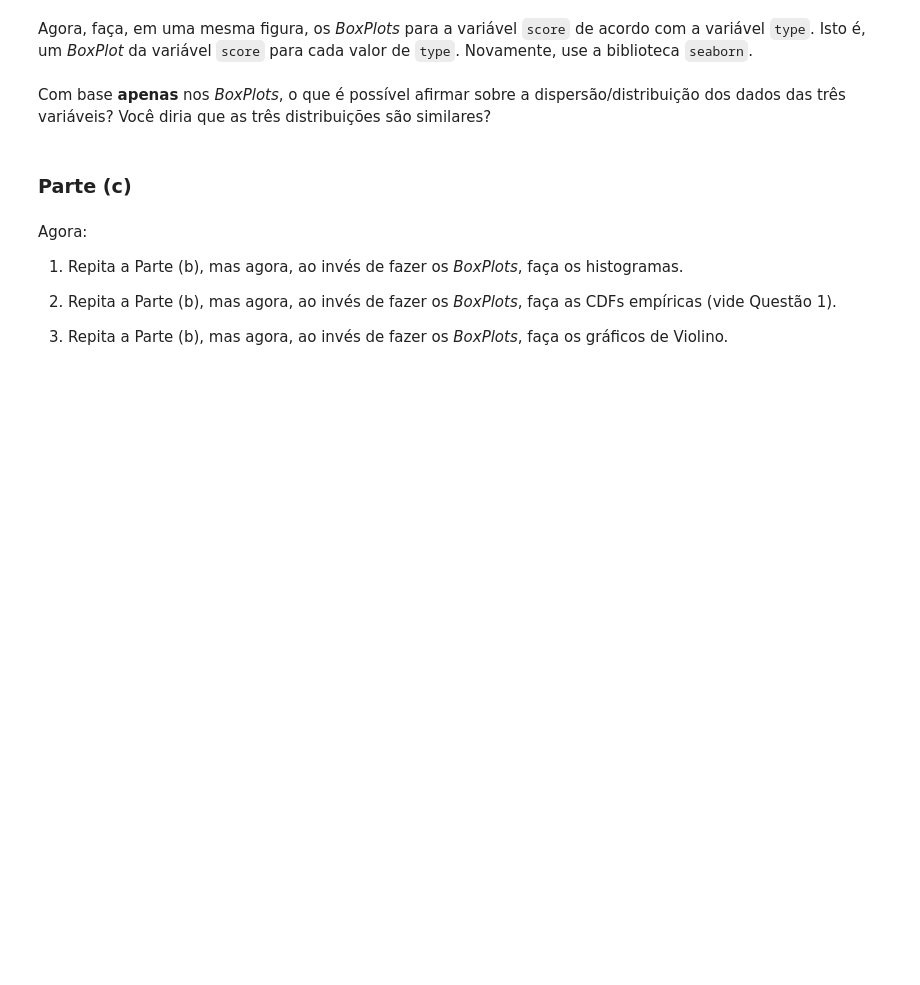
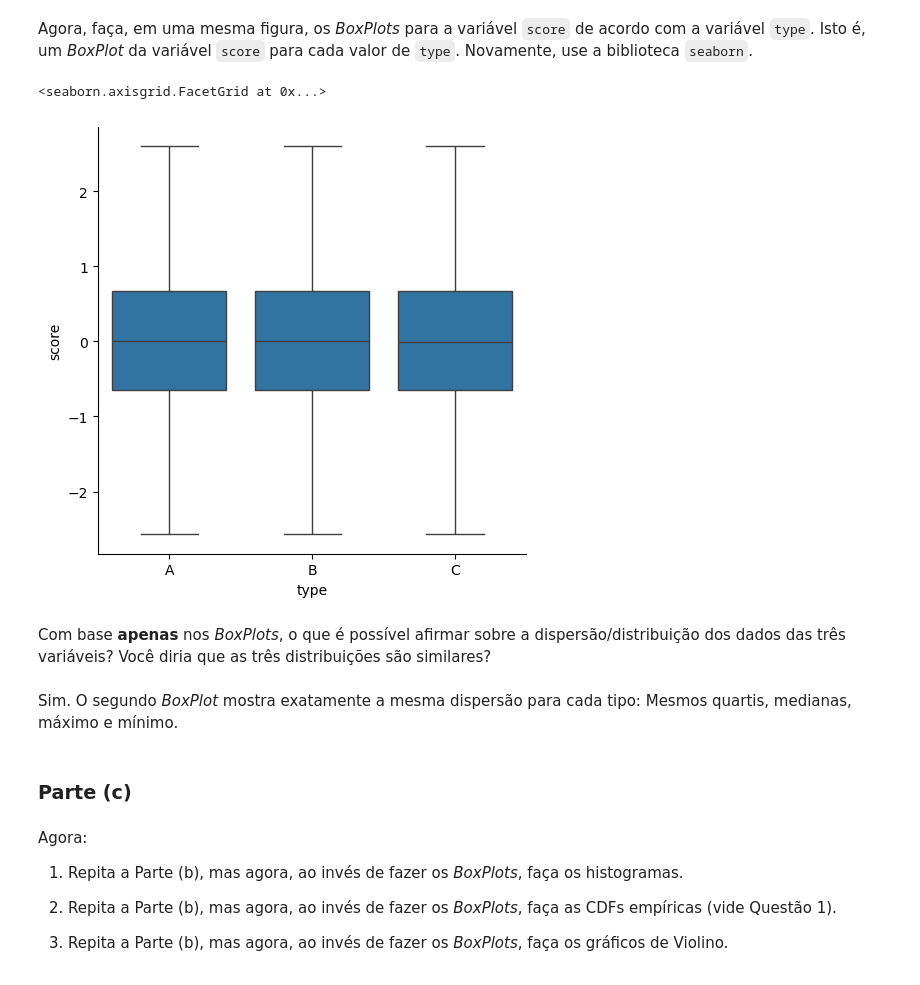
Before and after one commit to LeoKiepper/Ciencia-de-Dados, a Jupyter notebook: lista01/lista_01.ipynb, the cells around one changed output. Drawn from its saved outputs; the diff is of its cells as text; code cells hidden in the pictures; blank space fills up the shorter version.

```diff
--- a/lista01/lista_01.ipynb
+++ b/lista01/lista_01.ipynb
@@ -417,7 +436,14 @@ Usando a biblioteca `seaborn`, Faça o *BoxPlot* da variável `score` para todos
 # %% [markdown]
 Agora, faça, em uma mesma figura, os *BoxPlots* para a variável `score` de acordo com a variável `type`. Isto é, um *BoxPlot* da variável `score` para cada valor de `type`. Novamente, use a biblioteca `seaborn`.
+# %%
+sns.catplot(x="type", y="score", kind="box", data=df)
+# %% [output]
+<seaborn.axisgrid.FacetGrid at 0x...>
+[figure, added]
 # %% [markdown]
 Com base **apenas** nos *BoxPlots*, o que é possível afirmar sobre a dispersão/distribuição dos dados das três variáveis? Você diria que as três distribuições são similares?
+# %% [markdown]
+Sim. O segundo *BoxPlot* mostra exatamente a mesma dispersão para cada tipo: Mesmos quartis, medianas, máximo e mínimo.
 # %% [markdown]
 
 ### Parte (c)
```
Also changed, not shown: parts of 21 cells of this notebook.
